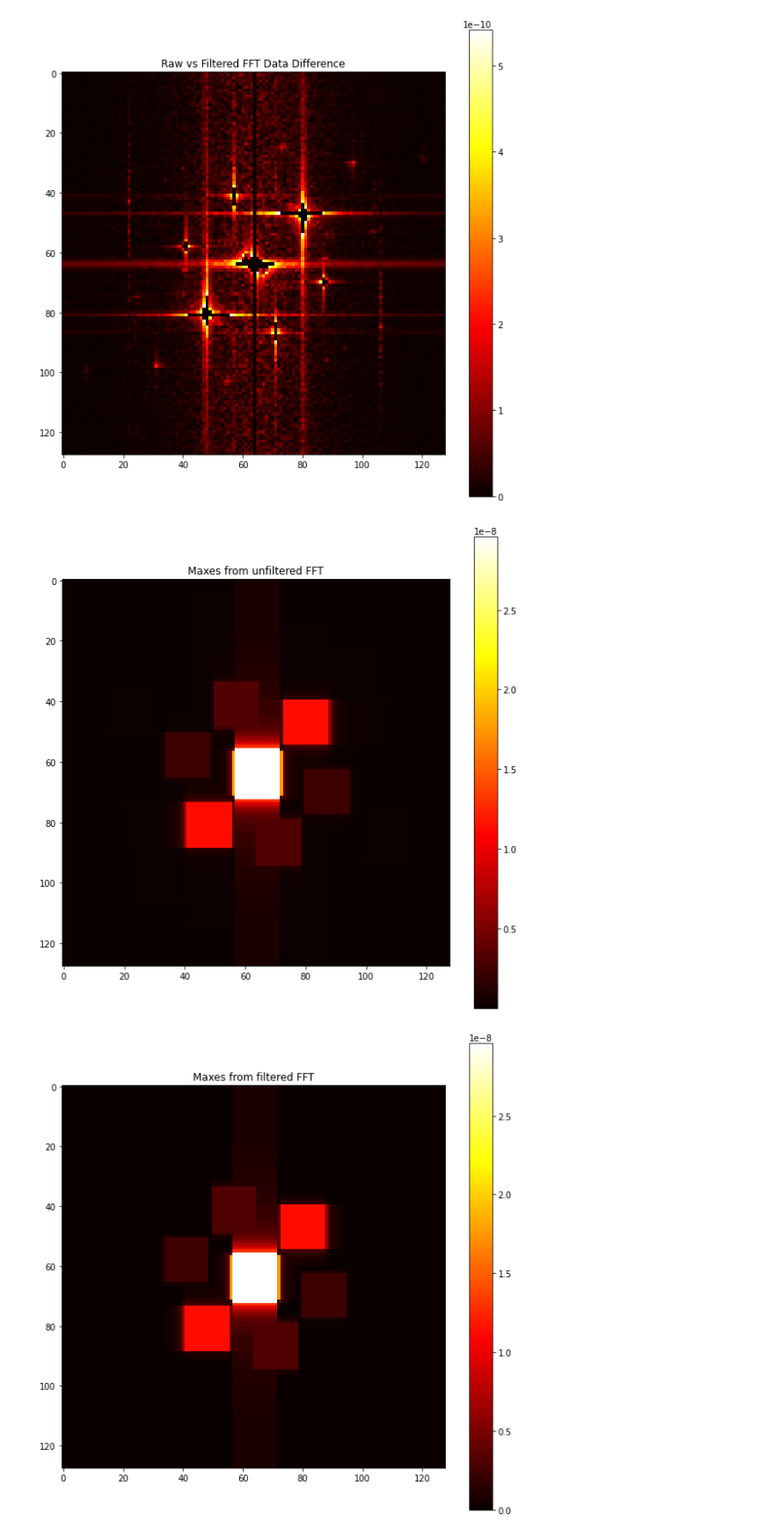
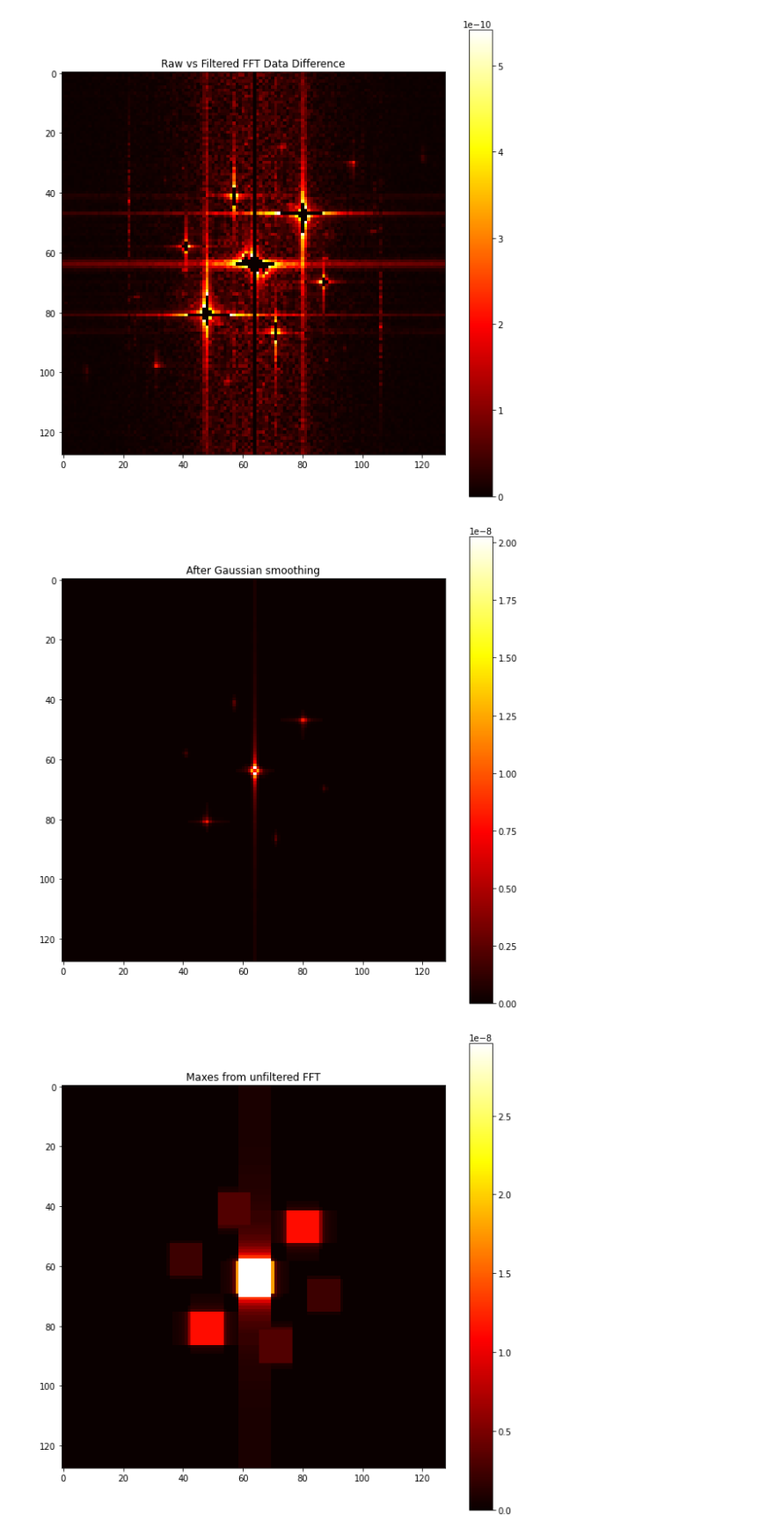
Before and after one commit to nimaser/moire-image-processing, a Jupyter notebook: data-extraction.ipynb, the cells around one changed output. Shown at 88% size. Saved outputs shown, nothing was run; the diff lists cells and outputs as text; code cells hidden in the pictures.

```diff
--- a/data-extraction.ipynb
+++ b/data-extraction.ipynb
@@ -47,11 +45,14 @@ ut.heatmap(abs(fftdata) - filteredfft, "Raw vs Filtered FFT Data Difference")
+# %%
+# perform Gaussian smoothing
+smoothedfft = spnd.gaussian_filter(filteredfft, 0.5)
+ut.heatmap(smoothedfft, "After Gaussian smoothing")
+
+# THIS BREAKS EVERYTHING - WHY?
+# %% [output]
+[figure, added]
 # %%
-# find maximums of filtered vs nonfiltered, then plot
-maxes1 = spnd.maximum_filter(fftdata, 15)
-maxes2 = spnd.maximum_filter(filteredfft, 15)
-
-ut.heatmap(maxes1, "Maxes from unfiltered FFT")
-ut.heatmap(maxes2, "Maxes from filtered FFT")
-ut.heatmap(maxes1 - maxes2, "Unfiltered vs Filtered FFT Maxes Difference")
+# find maximums of smoothed fft data, then plot
+maxes = spnd.maximum_filter(filteredfft, 11)
+ut.heatmap(maxes, "Maxes from unfiltered FFT")
 # %% [output]
-[figure, old version]
+[figure, new version]
-[figure, removed]
```
Also changed, not shown: parts of 6 cells of this notebook, 1 other file.
